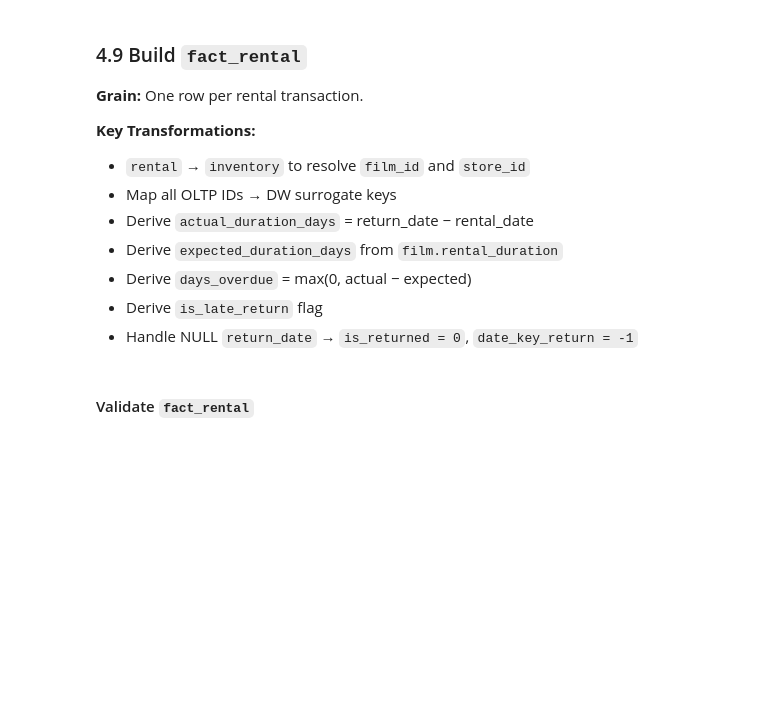
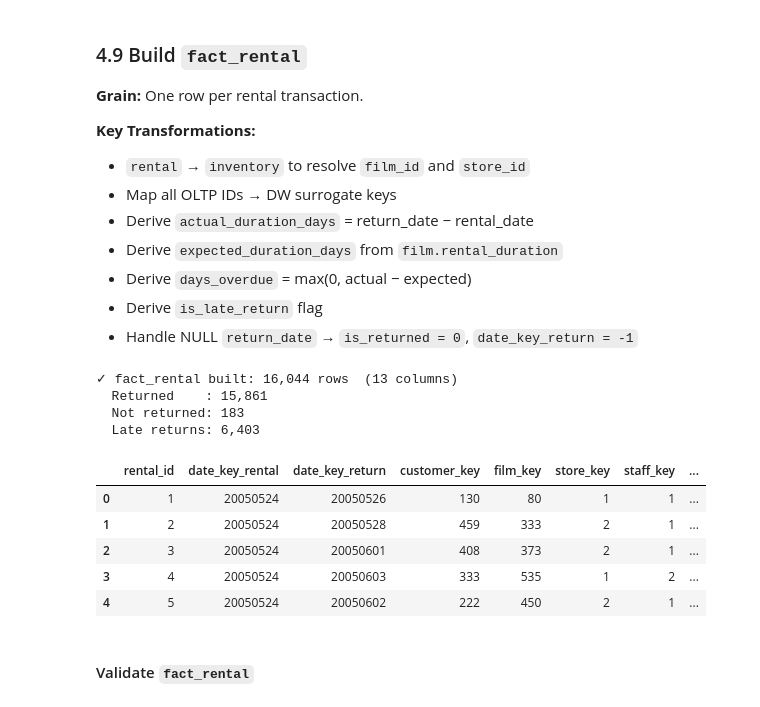
Before and after one commit to AboodJamal/movie-rental-data-warehouse, a Jupyter notebook: ETL_MovieRental_DW.ipynb, the cells around one changed output. Saved outputs shown, nothing was run; the diff lists cells and outputs as text; code cells hidden in the pictures; blank space fills up the shorter version.

```diff
--- a/ETL_MovieRental_DW.ipynb
+++ b/ETL_MovieRental_DW.ipynb
@@ -689,7 +820,7 @@ rental_enriched["date_key_rental"]  = (rental_enriched["rental_date_parsed"]
                                         .dt.date.astype(str).map(date_lookup))
 rental_enriched["date_key_return"]  = (rental_enriched["return_date_parsed"]
                                         .dt.date.astype(str).map(date_lookup)
-                                        .fillna(-1).astype(int))
+                                        .fillna(-1).astype("int64"))
 rental_enriched["customer_key"]     = rental_enriched["customer_id"].map(customer_lookup)
 rental_enriched["film_key"]         = rental_enriched["film_id"].map(film_lookup)
 rental_enriched["store_key"]        = rental_enriched["store_id"].map(store_lookup)
@@ -702,35 +833,46 @@ rental_enriched["actual_duration_days"]   = (
 rental_enriched["expected_duration_days"] = (
     rental_enriched["film_key"].map(duration_lookup)
 )
 rental_enriched["days_overdue"]           = (
     (rental_enriched["actual_duration_days"] - rental_enriched["expected_duration_days"])
     .clip(lower=0)
 )
 rental_enriched["is_late_return"]         = (
     (rental_enriched["actual_duration_days"] > rental_enriched["expected_duration_days"])
-    .astype("Int64")
+    .astype("int64")
 )
-rental_enriched["is_returned"]            = rental_enriched["return_date"].notna().astype(int)
+rental_enriched["is_returned"]            = rental_enriched["return_date"].notna().astype("int64")
 rental_enriched["rental_count"]           = 1
 
 # ── Select final columns ─────────────────────────────────────────────────────
 fact_rental_df = (
     rental_enriched[[
         "rental_id", "date_key_rental", "date_key_return",
         "customer_key", "film_key", "store_key", "staff_key",
         "actual_duration_days", "expected_duration_days",
         "days_overdue", "is_late_return", "is_returned", "rental_count"
     ]]
     .drop_duplicates(subset=["rental_id"])
     .dropna(subset=["customer_key", "film_key", "store_key", "staff_key"])
     .reset_index(drop=True)
 )
 
 print(f"✓ fact_rental built: {fact_rental_df.shape[0]:,} rows  ({fact_rental_df.shape[1]} columns)")
 print(f"  Returned    : {fact_rental_df['is_returned'].sum():,}")
 print(f"  Not returned: {(fact_rental_df['is_returned'] == 0).sum():,}")
 print(f"  Late returns: {fact_rental_df['is_late_return'].sum():,}")
 display(fact_rental_df.head())
+# %% [output]
+✓ fact_rental built: 16,044 rows  (13 columns)
+  Returned    : 15,861
+  Not returned: 183
+  Late returns: 6,403
+|  | rental_id | date_key_rental | date_key_return | customer_key | film_key | store_key | staff_key | ... |
+| 0 | 1 | 20050524 | 20050526 | 130 | 80 | 1 | 1 | ... |
+| 1 | 2 | 20050524 | 20050528 | 459 | 333 | 2 | 1 | ... |
+| 2 | 3 | 20050524 | 20050601 | 408 | 373 | 2 | 1 | ... |
+| 3 | 4 | 20050524 | 20050603 | 333 | 535 | 1 | 2 | ... |
+| 4 | 5 | 20050524 | 20050602 | 222 | 450 | 2 | 1 | ... |
 # %% [markdown]
 #### Validate `fact_rental`
 # %%
```
Also changed, not shown: parts of 38 cells of this notebook.
